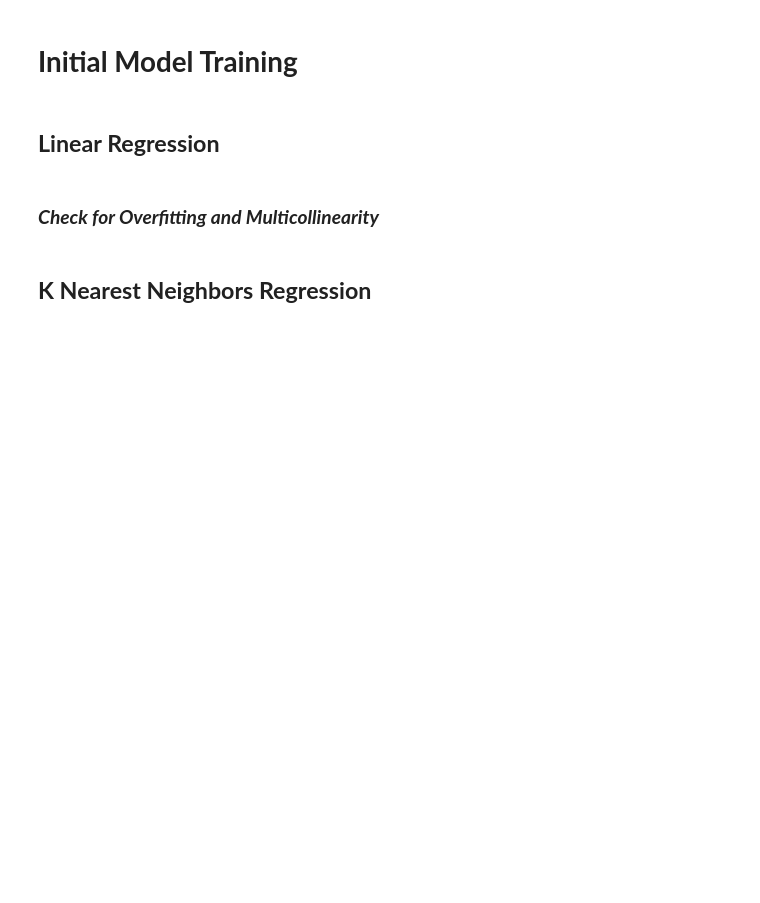
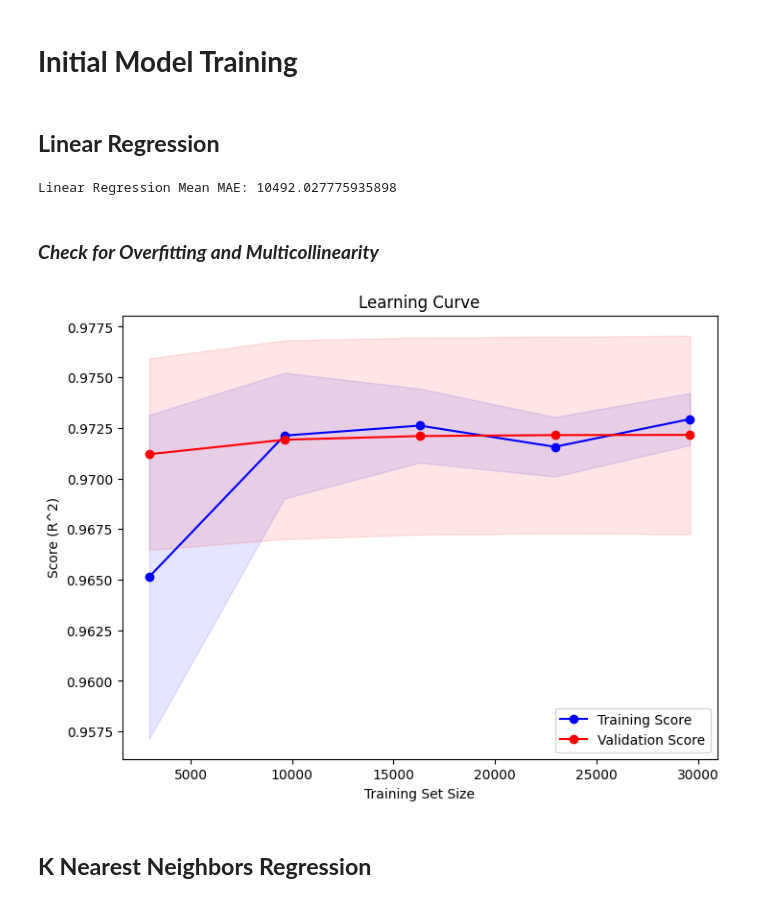
Before and after one commit to weeg16/STINTSY, a Jupyter notebook: main.ipynb, the cells around one changed output. Saved outputs shown, nothing was run; the diff lists cells and outputs as text; code cells hidden in the pictures; blank space fills up the shorter version.

```diff
--- a/main.ipynb
+++ b/main.ipynb
@@ -586,20 +781,18 @@ kf = KFold(n_splits=5, shuffle=True, random_state=42)
 # %%
-for train_index, val_index in kf.split(X):
-    X_train, X_val = X.iloc[train_index], X.iloc[val_index]
+for train_index, val_index in kf.split(X_final):
+    X_train, X_val = X_final.iloc[train_index], X_final.iloc[val_index]
     y_train, y_val = y.iloc[train_index], y.iloc[val_index]
 
     scaler = StandardScaler()
     X_train_scaled = scaler.fit_transform(X_train)
     X_val_scaled = scaler.transform(X_val)
 
-    rfe.fit(X_train_scaled, y_train)
+    model = LinearRegression()
+    model.fit(X_train_scaled, y_train)
 
-    X_train_selected = X_train_scaled[:, rfe.support_]
-    X_val_selected = X_val_scaled[:, rfe.support_]
+    y_pred = model.predict(X_val_scaled)
+    mae_scores.append(mean_absolute_error(y_val, y_pred))
 
-    model.fit(X_train_selected, y_train)
-
-    y_pred = model.predict(X_val_selected)
-
-    mae = mean_absolute_error(y_val, y_pred)
-    mae_scores.append(mae)
+print("Linear Regression Mean MAE:", np.mean(mae_scores))
+# %% [output]
+Linear Regression Mean MAE: 10492.027775935898
@@ -620,23 +800,25 @@ print("Selected Features:\n", selected_features)
 ### ***Check for Overfitting and Multicollinearity***
 # %%
 train_sizes, train_scores, val_scores = learning_curve(
-    model, X_train_selected, y_train, cv=5, scoring="r2", n_jobs=-1
+    model, X_final, y, cv=5, scoring="r2", n_jobs=-1
 )
 
 train_mean = np.mean(train_scores, axis=1)
 train_std = np.std(train_scores, axis=1)
 val_mean = np.mean(val_scores, axis=1)
 val_std = np.std(val_scores, axis=1)
 
 plt.figure(figsize=(8, 6))
 plt.plot(train_sizes, train_mean, 'o-', label="Training Score", color="blue")
 plt.fill_between(train_sizes, train_mean - train_std, train_mean + train_std, alpha=0.1, color="blue")
 
 plt.plot(train_sizes, val_mean, 'o-', label="Validation Score", color="red")
 plt.fill_between(train_sizes, val_mean - val_std, val_mean + val_std, alpha=0.1, color="red")
 
 plt.xlabel("Training Set Size")
 plt.ylabel("Score (R^2)")
 plt.title("Learning Curve")
 plt.legend()
 plt.show()
+# %% [output]
+[figure, added]
```
Also changed, not shown: parts of 47 cells of this notebook.
